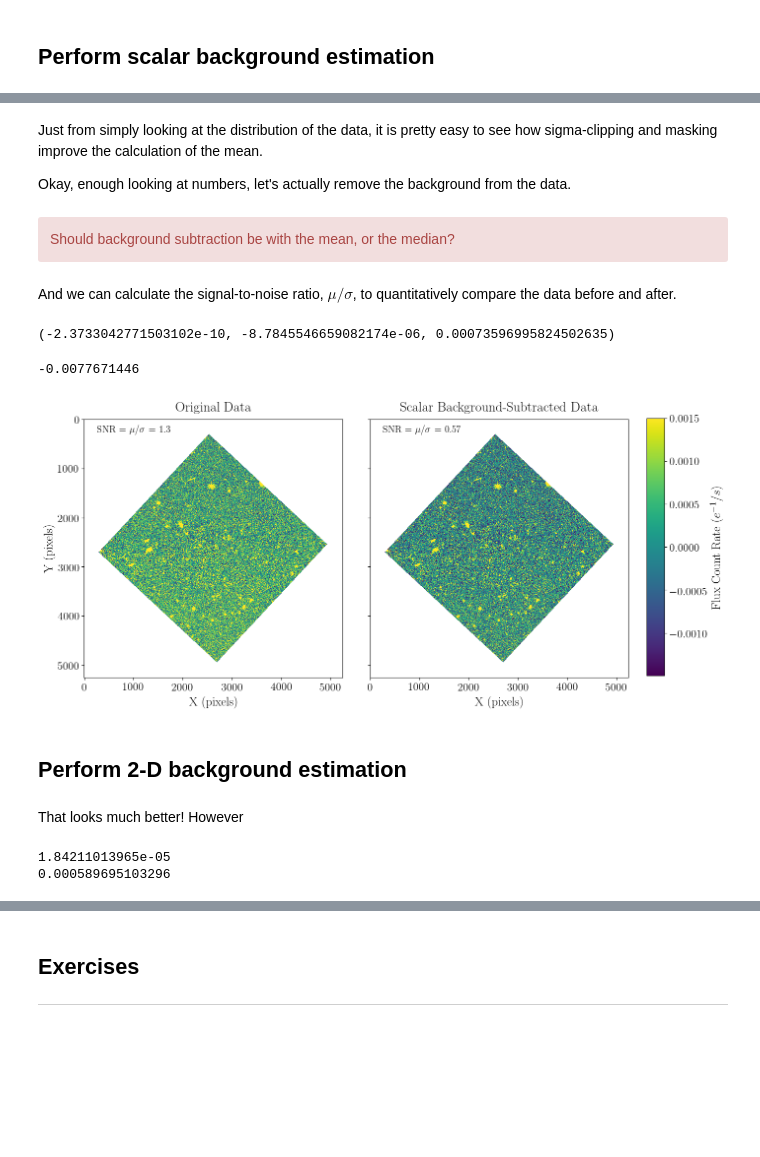
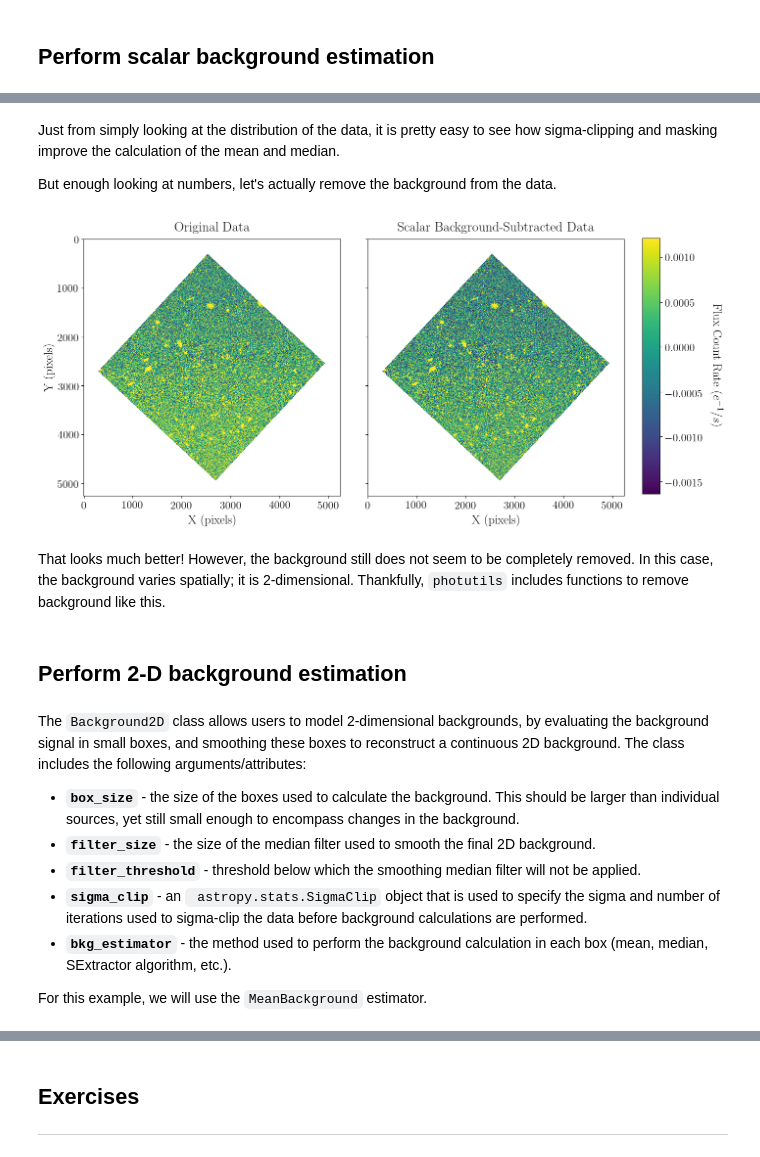
Before and after one commit to laurenmarietta/csi-stsci-notebooks, a Jupyter notebook: photutils/01_photutils_background_estimation.ipynb, the cells around one changed output, grey strips where cells are left out. Cells and saved outputs as stored; diff of their text form; code cells hidden in the pictures; blank space fills up the shorter version.

```diff
--- a/photutils/01_photutils_background_estimation.ipynb
+++ b/photutils/01_photutils_background_estimation.ipynb
@@ -59,3 +68,6 @@ No.    Name      Ver    Type      Cards   Dimensions   Format
+# %%
+unit = u.ct / u.s
+nddata = NDData(data, unit=unit, meta=header)
 # %% [markdown]
 Let's look at the data:
 # %%
@@ -94,3 +98,6 @@ mask = data == 0
+# %%
+# Define the mask
+nddata.mask = nddata.data == 0
 # %%
 # Set up the figure with subplots
 fig, [ax1, ax2] = plt.subplots(1, 2, figsize=(12, 6), sharey=True)
@@ -123,4 +128,4 @@ Now that the data are properly masked, we can calculate some basic statistical v
 
 Here we will calculate the mean, median, and mode using sigma clipping. With sigma clipping, the data is iteratively clipped to exclude data points outside of a certain sigma (standard deviation), thus removing some of the noise from the data before determining statistical values.
 # %%
-mean, median, std = sigma_clipped_stats(data, sigma=3.0, iters=5, mask=mask)
+mean, median, std = sigma_clipped_stats(nddata.data, sigma=3.0, iters=5, mask=nddata.mask)
@@ -189,10 +171,6 @@ plt.show()
 # %% [markdown]
-Just from simply looking at the distribution of the data, it is pretty easy to see how sigma-clipping and masking improve the calculation of the mean.
+Just from simply looking at the distribution of the data, it is pretty easy to see how sigma-clipping and masking improve the calculation of the mean and median.
 
-Okay, enough looking at numbers, let's actually remove the background from the data.
+But enough looking at numbers, let's actually remove the background from the data.
-# %% [markdown]
-<div class="alert alert-block alert-danger">Should background subtraction be with the mean, or the median?</div>
 # %%
-data_scalarsubtraction = data - mean
+data_scalarsubtraction = nddata.data - mean
-# %% [markdown]
-And we can calculate the signal-to-noise ratio, $\mu/\sigma$, to quantitatively compare the data before and after.
@@ -208,40 +177,41 @@ snr_new = signal_new/noise_new
-# %%
-stats_scalarbkgd
-# %% [output]
-(-2.3733042771503102e-10, -8.7845546659082174e-06, 0.00073596995824502635)
-# %%
-np.average(data_scalarsubtraction)/np.std(data_scalarsubtraction)
-# %% [output]
--0.0077671446
 # %%
 # Set up the figure with subplots
 fig, [ax1, ax2] = plt.subplots(1, 2, figsize=(12, 6), sharey=True)
 plt.tight_layout()
 
-# clim = (1e-4, 1e-1)
+# Define the normalization based on the scalar background-subtracted data
+norm_image = ImageNormalize(data_scalarsubtraction, interval=ZScaleInterval())
 
 # Plot the original data
-norm_image = ImageNormalize(data, interval=ZScaleInterval())
-fitsplot = ax1.imshow(np.ma.masked_where(mask, data), norm=norm_image)
-ax1.text(0.05, 0.95, 'SNR = $\mu/\sigma$ = {:.2}'.format(snr_old), transform=ax1.transAxes, fontsize=14)
+fitsplot = ax1.imshow(np.ma.masked_where(nddata.mask, nddata.data), norm=norm_image)
+# ax1.text(0.05, 0.95, 'SNR = $\mu/\sigma$ = {:.2}'.format(snr_old), transform=ax1.transAxes, fontsize=14)
 ax1.set_xlabel('X (pixels)')
 ax1.set_ylabel('Y (pixels)')
 ax1.set_title('Original Data')
 
 # Plot the subtracted data
-fitsplot = ax2.imshow(np.ma.masked_where(mask, data_scalarsubtraction), norm=norm_image)
-ax2.text(0.05, 0.95, 'SNR = $\mu/\sigma$ = {:.2}'.format(snr_new), transform=ax2.transAxes, fontsize=14)
+fitsplot = ax2.imshow(np.ma.masked_where(nddata.mask, data_scalarsubtraction), norm=norm_image)
+# ax2.text(0.05, 0.95, 'SNR = $\mu/\sigma$ = {:.2}'.format(snr_new), transform=ax2.transAxes, fontsize=14)
 cbar_ax = fig.add_axes([1, 0.09, 0.03, 0.87])
 cbar = fig.colorbar(fitsplot, cbar_ax)
-cbar.set_label(r'Flux Count Rate ($e^{-1}/s$)')
+cbar.set_label(r'Flux Count Rate ($e^{-1}/s$)', rotation=270, labelpad=30)
 ax2.set_xlabel('X (pixels)')
 ax2.set_title('Scalar Background-Subtracted Data')
 
 plt.show()
 # %% [output]
-[figure, old version]
+[figure, new version]
+# %% [markdown]
+That looks much better! However, the background still does not seem to be completely removed. In this case, the background varies spatially; it is 2-dimensional. Thankfully, `photutils` includes functions to remove background like this.
 # %% [markdown]
 ## Perform 2-D background estimation
-# %% [markdown]
-That looks much better! However
+# %% [markdown]
+The `Background2D` class allows users to model 2-dimensional backgrounds, by evaluating the background signal in small boxes, and smoothing these boxes to reconstruct a continuous 2D background. The class includes the following arguments/attributes:
+* **`box_size`** - the size of the boxes used to calculate the background. This should be larger than individual sources, yet still small enough to encompass changes in the background.
+* **`filter_size`** - the size of the median filter used to smooth the final 2D background.
+* **`filter_threshold`** - threshold below which the smoothing median filter will not be applied.
+* **`sigma_clip`** - an ` astropy.stats.SigmaClip` object that is used to specify the sigma and number of iterations used to sigma-clip the data before background calculations are performed.
+* **`bkg_estimator`** - the method used to perform the background calculation in each box (mean, median, SExtractor algorithm, etc.).
+
+For this example, we will use the `MeanBackground` estimator.
 # %%
@@ -249,11 +219,5 @@ from photutils.background import Background2D, MedianBackground
 # %%
-sigma_clip = SigmaClip(sigma=3., iters=10)
-bkg_estimator = MedianBackground()
-bkg = Background2D(v_data, 400, filter_size=(10, 10), mask=mask,
+sigma_clip = SigmaClip(sigma=3., iters=5)
+bkg_estimator = MeanBackground()
+bkg = Background2D(nddata.data, box_size=200, filter_size=(10, 10), mask=nddata.mask,
                    sigma_clip=sigma_clip, bkg_estimator=bkg_estimator)
-
-print(bkg.background_median)
-print(bkg.background_rms_median)
-# %% [output]
-1.84211013965e-05
-0.000589695103296
```
Also changed, not shown: parts of 32 cells of this notebook, 1 other file.
